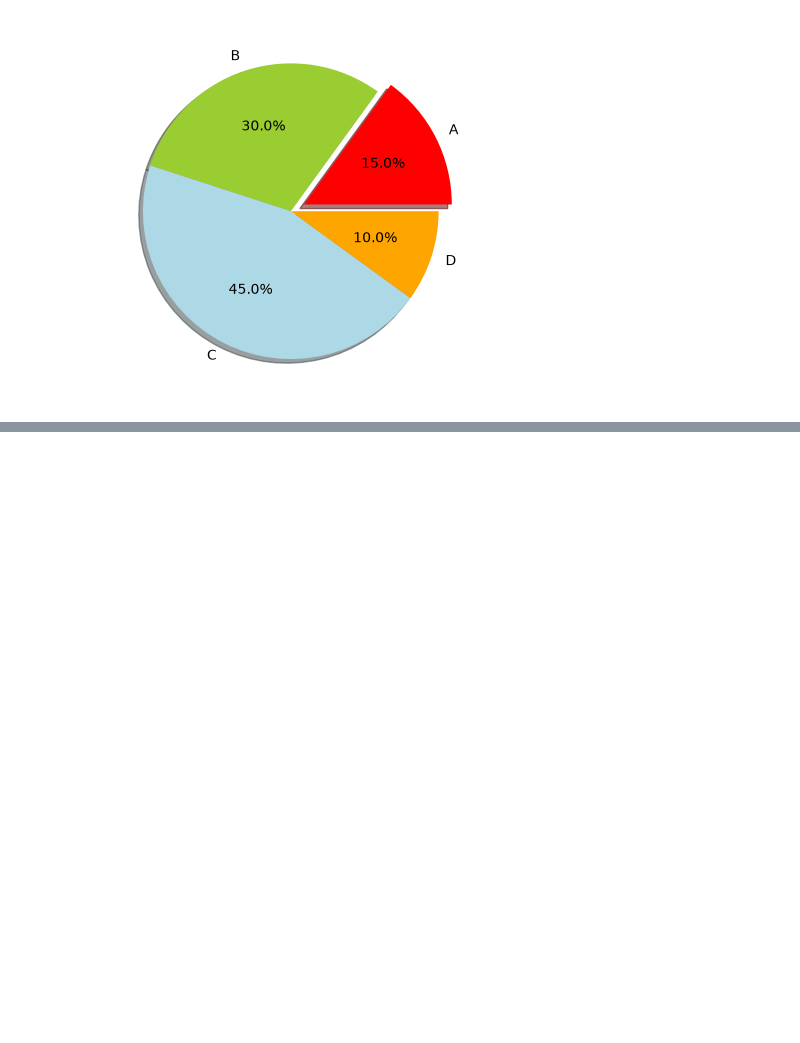
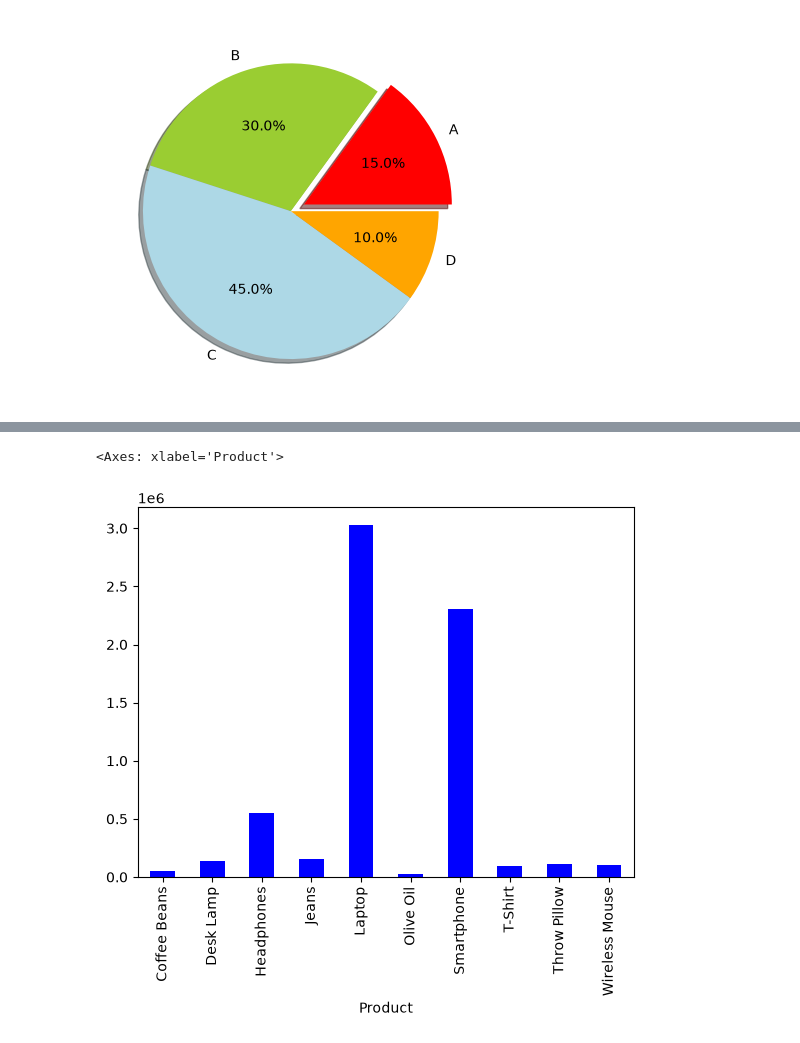
Before and after one commit to shivareddy24/ML, a Jupyter notebook: DataVisualization.ipynb/Matplotlib.ipynb, the cells around one changed output, grey strips where cells are left out. Drawn from its saved outputs; the diff is of its cells as text; code cells hidden in the pictures; blank space fills up the shorter version.

```diff
--- a/DataVisualization.ipynb/Matplotlib.ipynb
+++ b/DataVisualization.ipynb/Matplotlib.ipynb
@@ -86,3 +86,7 @@ plt.pie(sizes,explode=explode,labels=labels,colors=colors,autopct='%1.1f%%',shad
 # %% [output]
 <matplotlib.container.PieContainer at 0x...>
 [figure]
+# %%
+import pandas as pd
+data_df = pd.read_csv("data-export.csv")
+data_df.head()
@@ -88,0 +118,3 @@ plt.pie(sizes,explode=explode,labels=labels,colors=colors,autopct='%1.1f%%',shad
+# %%
+total_sales_byProduct = data_df.groupby('Product')['Revenue'].sum()
+print(total_sales_byProduct)
@@ -88,0 +134,5 @@ plt.pie(sizes,explode=explode,labels=labels,colors=colors,autopct='%1.1f%%',shad
+# %%
+total_sales_byProduct.plot(kind='bar',color='blue',width=0.5)
+# %% [output]
+<Axes: xlabel='Product'>
+[figure, added]
```
Also changed, not shown: parts of 6 cells of this notebook, 1 other file.
